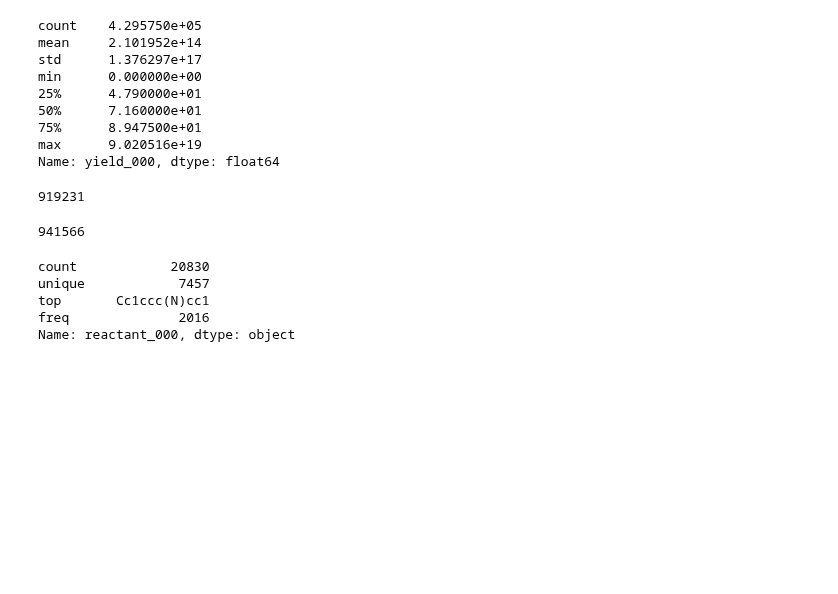
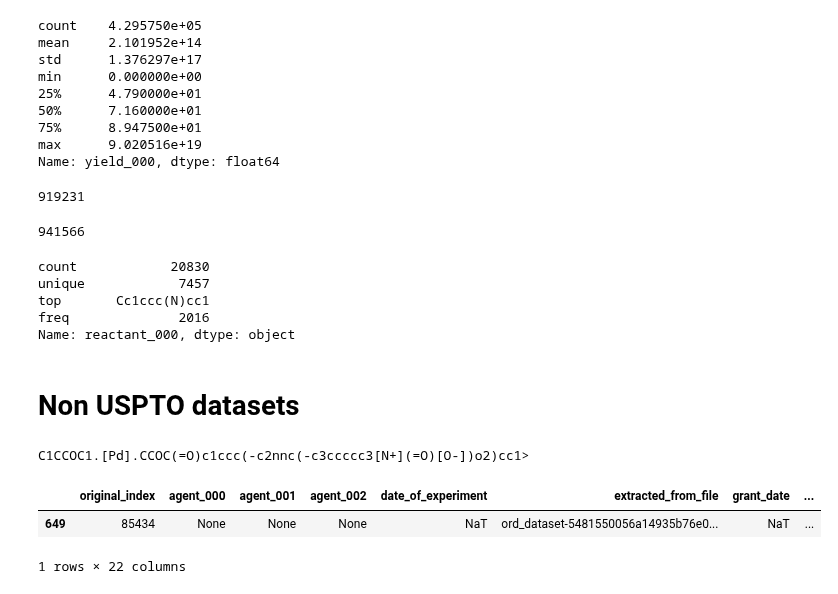
Before and after one commit to sustainable-processes/ORDerly, a Jupyter notebook: notebooks/inspect_orderly_data.ipynb, the cells around one changed output. Cells and saved outputs as stored; diff of their text form; code cells hidden in the pictures; blank space fills up the shorter version.

Commit message:
update v6 final paths and results for jcim

```diff
--- a/notebooks/inspect_orderly_data.ipynb
+++ b/notebooks/inspect_orderly_data.ipynb
@@ -216,3 +216,5 @@ unique            7457
 top       Cc1ccc(N)cc1
 freq              2016
 Name: reactant_000, dtype: object
+# %% [markdown]
+# Non USPTO datasets
@@ -218,0 +223,16 @@ Name: reactant_000, dtype: object
+# %%
+parent = '/Users/dsw46/Projects_local/ORDerly_jcim_response/'
+path_to_data = parent+'non_uspto_data/non_uspto_orderly_forward.parquet'
+df = pd.read_parquet(path_to_data)
+# %%
+find_string = 'C 1 C C O C 1 . [Pd] . C C O C ( = O ) c 1 c c c ( - c 2 n n c ( - c 3 c c c c c 3 [N+] ( = O ) [O-] ) o 2 ) c c 1 >'.replace(' ', '')
+print(find_string)
+# %% [output]
+C1CCOC1.[Pd].CCOC(=O)c1ccc(-c2nnc(-c3ccccc3[N+](=O)[O-])o2)cc1>
+# %%
+df2 = df[df['reactant_002'] == 'CCOC(=O)c1ccc(-c2nnc(-c3ccccc3[N+](=O)[O-])o2)cc1']
+df2
+# %% [output]
+|  | original_index | agent_000 | agent_001 | agent_002 | date_of_experiment | extracted_from_file | grant_date | ... |
+| 649 | 85434 | None | None | None | NaT | ord_dataset-5481550056a14935b76e0... | NaT | ... |
+1 rows × 22 columns
```
Also changed, not shown: parts of 2 cells of this notebook, 3 other files.
